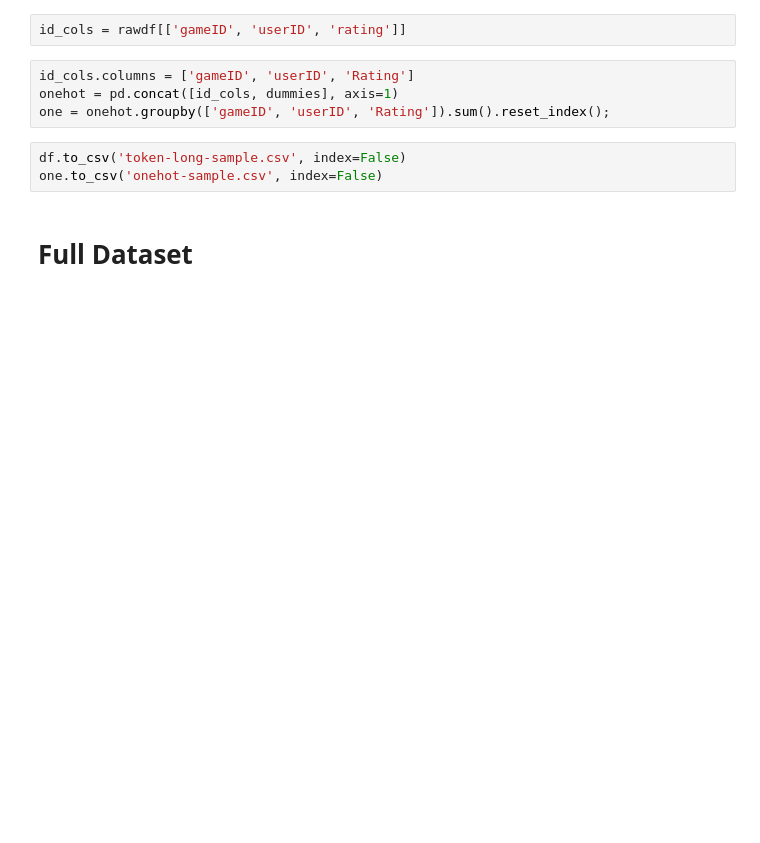
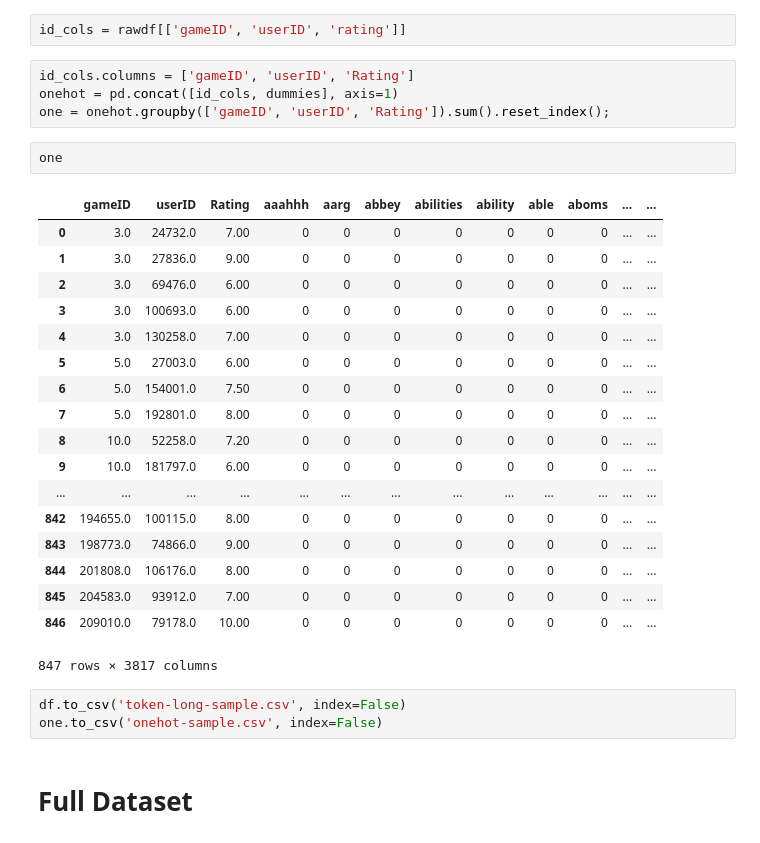
Before and after one commit to kimrharper/thinkful, a Jupyter notebook: unit6/kenny_Data_Engineering.ipynb, the cells around one changed output. Drawn from its saved outputs; the diff is of its cells as text; blank space fills up the shorter version.

```diff
--- a/unit6/kenny_Data_Engineering.ipynb
+++ b/unit6/kenny_Data_Engineering.ipynb
@@ -73,6 +73,27 @@ id_cols = rawdf[['gameID', 'userID', 'rating']]
 id_cols.columns = ['gameID', 'userID', 'Rating']
 onehot = pd.concat([id_cols, dummies], axis=1)
 one = onehot.groupby(['gameID', 'userID', 'Rating']).sum().reset_index();
+# %%
+one
+# %% [output]
+|  | gameID | userID | Rating | aaahhh | aarg | abbey | abilities | ability | able | aboms | ... | ... |
+| 0 | 3.0 | 24732.0 | 7.00 | 0 | 0 | 0 | 0 | 0 | 0 | 0 | ... | ... |
+| 1 | 3.0 | 27836.0 | 9.00 | 0 | 0 | 0 | 0 | 0 | 0 | 0 | ... | ... |
+| 2 | 3.0 | 69476.0 | 6.00 | 0 | 0 | 0 | 0 | 0 | 0 | 0 | ... | ... |
+| 3 | 3.0 | 100693.0 | 6.00 | 0 | 0 | 0 | 0 | 0 | 0 | 0 | ... | ... |
+| 4 | 3.0 | 130258.0 | 7.00 | 0 | 0 | 0 | 0 | 0 | 0 | 0 | ... | ... |
+| 5 | 5.0 | 27003.0 | 6.00 | 0 | 0 | 0 | 0 | 0 | 0 | 0 | ... | ... |
+| 6 | 5.0 | 154001.0 | 7.50 | 0 | 0 | 0 | 0 | 0 | 0 | 0 | ... | ... |
+| 7 | 5.0 | 192801.0 | 8.00 | 0 | 0 | 0 | 0 | 0 | 0 | 0 | ... | ... |
+| 8 | 10.0 | 52258.0 | 7.20 | 0 | 0 | 0 | 0 | 0 | 0 | 0 | ... | ... |
+| 9 | 10.0 | 181797.0 | 6.00 | 0 | 0 | 0 | 0 | 0 | 0 | 0 | ... | ... |
+| ... | ... | ... | ... | ... | ... | ... | ... | ... | ... | ... | ... | ... |
+| 842 | 194655.0 | 100115.0 | 8.00 | 0 | 0 | 0 | 0 | 0 | 0 | 0 | ... | ... |
+| 843 | 198773.0 | 74866.0 | 9.00 | 0 | 0 | 0 | 0 | 0 | 0 | 0 | ... | ... |
+| 844 | 201808.0 | 106176.0 | 8.00 | 0 | 0 | 0 | 0 | 0 | 0 | 0 | ... | ... |
+| 845 | 204583.0 | 93912.0 | 7.00 | 0 | 0 | 0 | 0 | 0 | 0 | 0 | ... | ... |
+| 846 | 209010.0 | 79178.0 | 10.00 | 0 | 0 | 0 | 0 | 0 | 0 | 0 | ... | ... |
+847 rows × 3817 columns
 # %%
 df.to_csv('token-long-sample.csv', index=False)
 one.to_csv('onehot-sample.csv', index=False)
```
Also changed, not shown: parts of 3 cells of this notebook, 17 other files.
